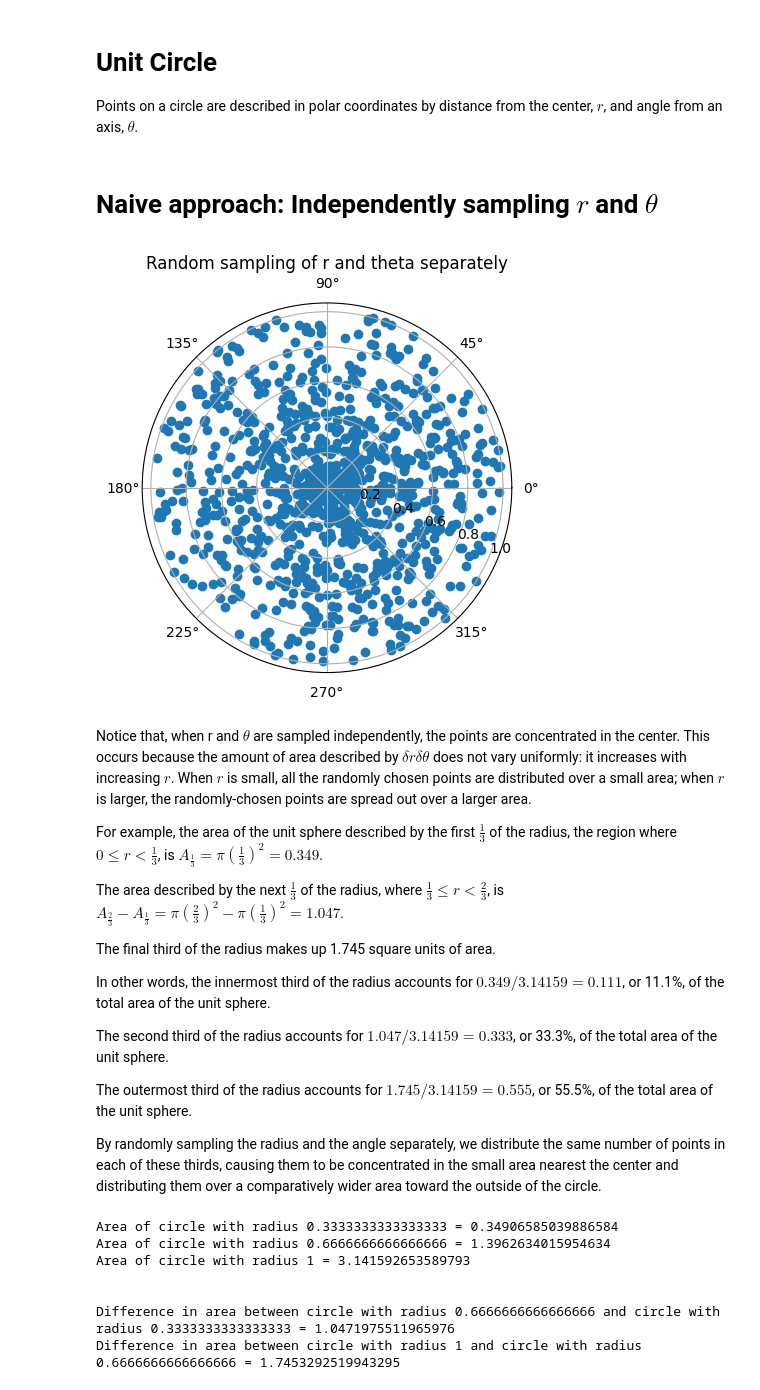
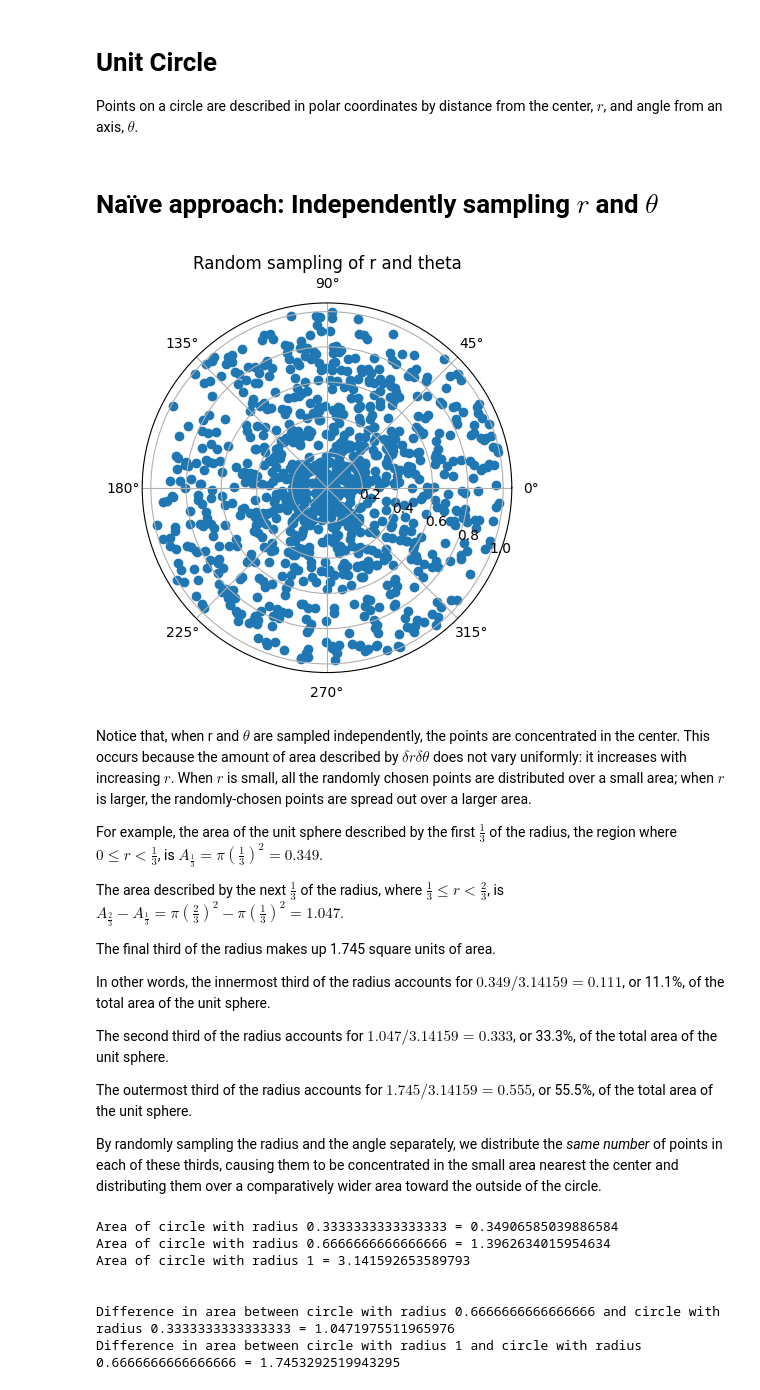
Before and after one commit to schrodinator/rng, a Jupyter notebook: Random points on a circle and sphere.ipynb, the cells around one changed output. Saved outputs shown, nothing was run; the diff lists cells and outputs as text; code cells hidden in the pictures.

```diff
--- a/Random points on a circle and sphere.ipynb
+++ b/Random points on a circle and sphere.ipynb
@@ -2,26 +2,28 @@
 # Unit Circle
 Points on a circle are described in polar coordinates by distance from the center, $r$, and angle from an axis, $\theta$.
 # %% [markdown]
-# Naive approach: Independently sampling $r$ and $\theta$
+# Naïve approach: Independently sampling $r$ and $\theta$
 # %%
 import matplotlib.pyplot as plt
 import numpy as np
 import random
 
-num_random_samples = 1000
-
-r = [random.random() for _ in range(num_random_samples)]
-theta = [random.random() * 2 * np.pi for _ in range(num_random_samples)]
-
-fig, ax = plt.subplots(subplot_kw={'projection': 'polar'})
-ax.scatter(theta, r)
-# Move radial labels away from plotted line for visibility
-ax.set_rlabel_position(-22.5)
-
-plt.title("Random sampling of r and theta separately")
-plt.show()
+def plot_circle(r, theta):
+    fig, ax = plt.subplots(subplot_kw={'projection': 'polar'})
+    ax.scatter(theta, r)
+    # Move radial labels away from plotted line for visibility
+    ax.set_rlabel_position(-22.5)
-# %% [output]
-[figure, removed]
+# %%
+num_random_samples = 1000
+
+r = [random.random() for _ in range(num_random_samples)]
+theta = [random.random() * 2 * np.pi for _ in range(num_random_samples)]
+
+plot_circle(r, theta)
+plt.title("Random sampling of r and theta")
+plt.show()
+# %% [output]
+[figure, added]
 # %% [markdown]
 Notice that, when r and $\theta$ are sampled independently, the points are concentrated in the center. This occurs because the amount of area described by $\delta r\delta\theta$ does not vary uniformly: it increases with increasing $r$. When $r$ is small, all the randomly chosen points are distributed over a small area; when $r$ is larger, the randomly-chosen points are spread out over a larger area.
 
@@ -37,7 +39,7 @@ The second third of the radius accounts for $1.047 / 3.14159 = 0.333$, or 33.3%,
 
 The outermost third of the radius accounts for $1.745 / 3.14159 = 0.555$, or 55.5%, of the total area of the unit sphere.
 
-By randomly sampling the radius and the angle separately, we distribute the same number of points in each of these thirds, causing them to be concentrated in the small area nearest the center and distributing them over a comparatively wider area toward the outside of the circle.
+By randomly sampling the radius and the angle separately, we distribute the *same number* of points in each of these thirds, causing them to be concentrated in the small area nearest the center and distributing them over a comparatively wider area toward the outside of the circle.
 # %%
 def print_area_of_circle(radius):
     print(f"Area of circle with radius {radius} = {np.pi * radius * radius}")
```
Also changed, not shown: parts of 18 cells of this notebook.
